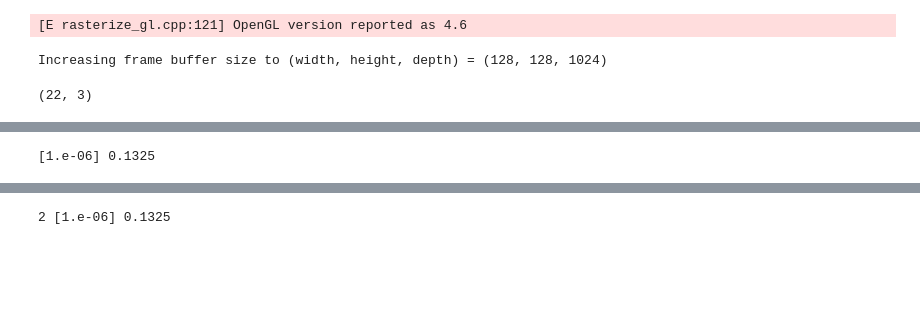
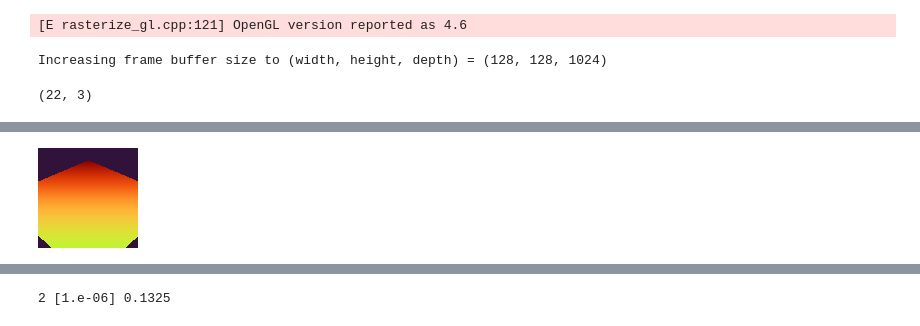
Before and after one commit to probcomp/bayes3d, a Jupyter notebook: experiments/posterior_uncertainty/iterative_multiobject_parsing.ipynb, the cells around one changed output, grey strips where cells are left out. Drawn from its saved outputs; the diff is of its cells as text; code cells hidden in the pictures; blank space fills up the shorter version.

```diff
--- a/experiments/posterior_uncertainty/iterative_multiobject_parsing.ipynb
+++ b/experiments/posterior_uncertainty/iterative_multiobject_parsing.ipynb
@@ -108,21 +103,15 @@ likelihood_jit = jax.vmap(jax.vmap(jax.vmap(j.threedp3_likelihood,
 )
 # %%
 R_SWEEP = jnp.array([0.000001, 0.00001, 0.00005, 0.0001, 0.0005]).reshape(-1,1)
-R = jnp.zeros((R_SWEEP.shape[0],0))
-OUTLIER_PROBS = jnp.linspace(0.01, 0.5, 5)
+R = jnp.ones((R_SWEEP.shape[0],2)) * 0.000001
+OUTLIER_PROBS = jnp.linspace(0.01, 0.2, 5)
 OUTLIER_VOLUME = 1.0
+
+table_pose = j.t3d.inverse_pose(cam_pose)
+object_poses, object_ids = table_pose[None, None,...], [21]
+reconstruction = renderer.render_multiobject(
+    object_poses, object_ids
+)
+j.get_depth_image(reconstruction[:,:,2])
+# %% [output]
+[figure, added]
-# %%
-R = jnp.hstack([R,R_SWEEP])
-object_idx = 0
-reconstruction = renderer.render_multiobject_parallel(
-    jnp.tile(gt_poses[:,None,...], (1,2,1,1)), object_indices[:object_idx+1]
-)
-rendered_image, rendered_seg = reconstruction[:,:,:,:3], reconstruction[:,:,:, -1]
-p = likelihood_jit(observed_img, rendered_image, rendered_seg, R, OUTLIER_PROBS, OUTLIER_VOLUME)
-
-ii,jj,kk = jnp.unravel_index(p.argmax(), p.shape)
-
-best_r, best_outlier_prob = (R_SWEEP[jj], OUTLIER_PROBS[kk])
-print(best_r, best_outlier_prob)
-# %% [output]
-[1.e-06] 0.1325
```
Also changed, not shown: parts of 22 cells of this notebook.
